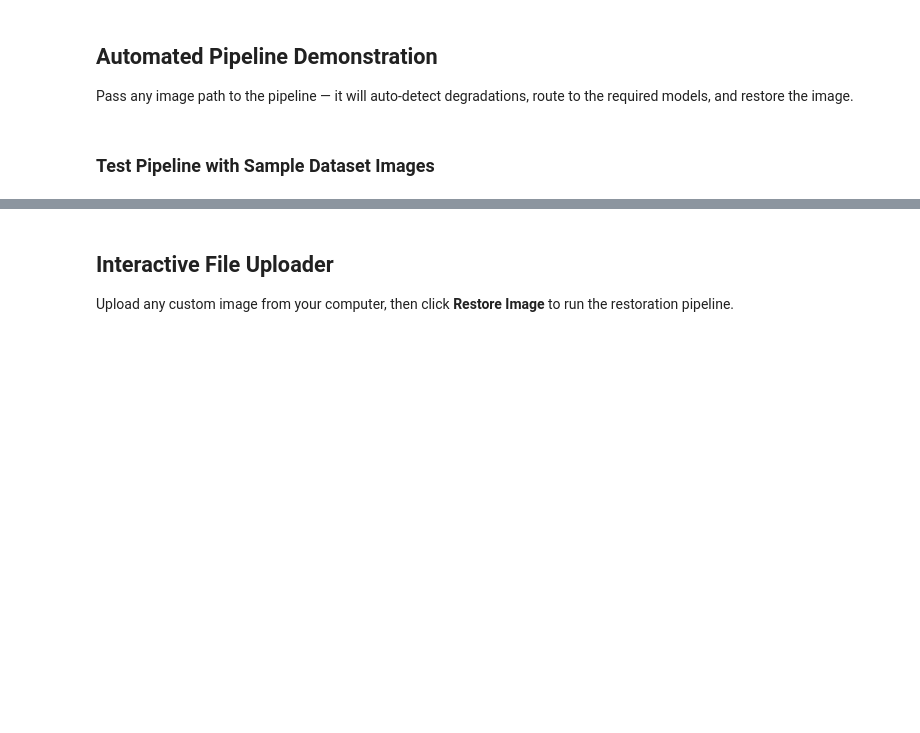
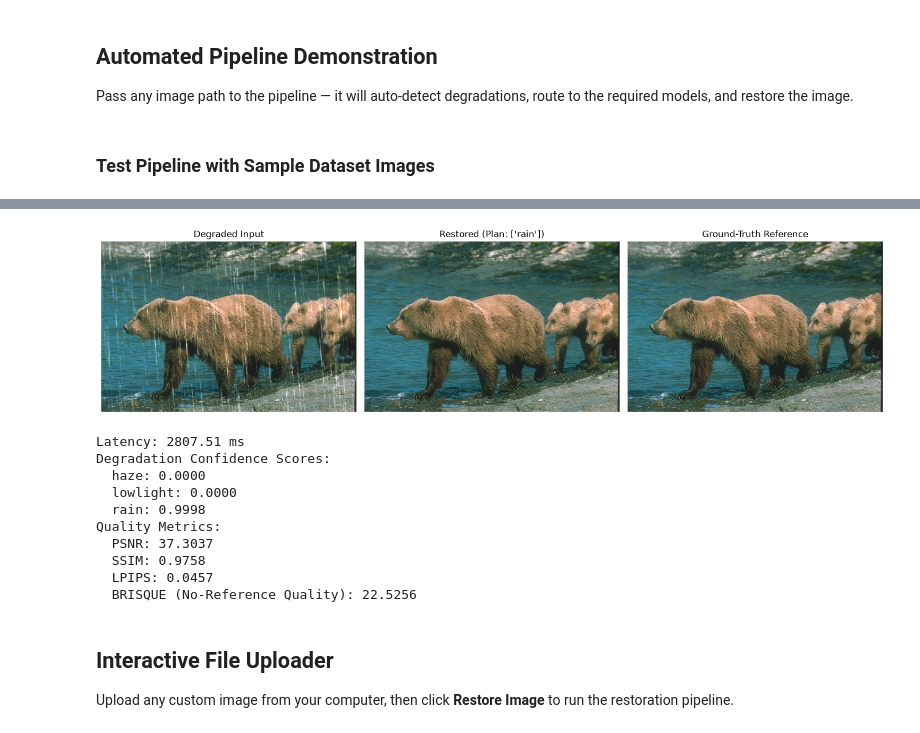
Before and after one commit to srihanrajguduru/DRDO_image_enhancement, a Jupyter notebook: notebooks/demo.ipynb, the cells around one changed output, grey strips where cells are left out. Saved outputs shown, nothing was run; the diff lists cells and outputs as text; code cells hidden in the pictures; blank space fills up the shorter version.

```diff
--- a/notebooks/demo.ipynb
+++ b/notebooks/demo.ipynb
@@ -108,0 +156,7 @@ run_restoration_demo(sample_low, reference_path=sample_normal)
+# %%
+# Test rain Image
+sample_rain = os.path.join(project_root, "images", "rain_test", "input", "1.png")
+sample_clear = os.path.join(project_root, "images", "rain_test", "target", "1.png")
+print("=== Testing Rain Removal ===")
+run_restoration_demo(sample_rain, reference_path=sample_clear)
+# %% [output]
@@ -109,3 +171,14 @@ run_restoration_demo(sample_low, reference_path=sample_normal)
+[figure, added]
+Latency: 2807.51 ms
+Degradation Confidence Scores:
+  haze: 0.0000
+  lowlight: 0.0000
+  rain: 0.9998
+Quality Metrics:
+  PSNR: 37.3037
+  SSIM: 0.9758
+  LPIPS: 0.0457
+  BRISQUE (No-Reference Quality): 22.5256
 # %% [markdown]
 ## Interactive File Uploader
 Upload any custom image from your computer, then click **Restore Image** to run the restoration pipeline.
```
Also changed, not shown: parts of 5 cells of this notebook, 2 other files.
